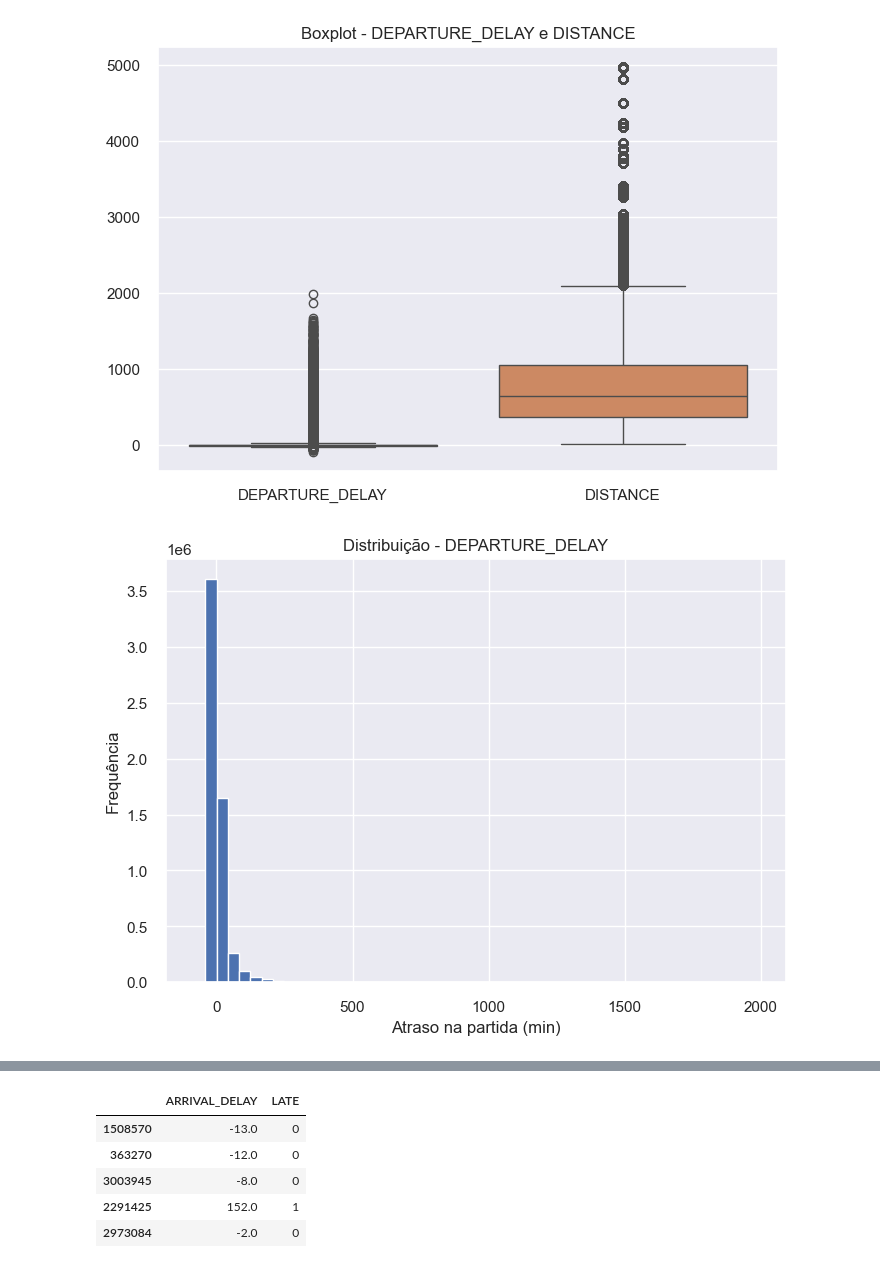
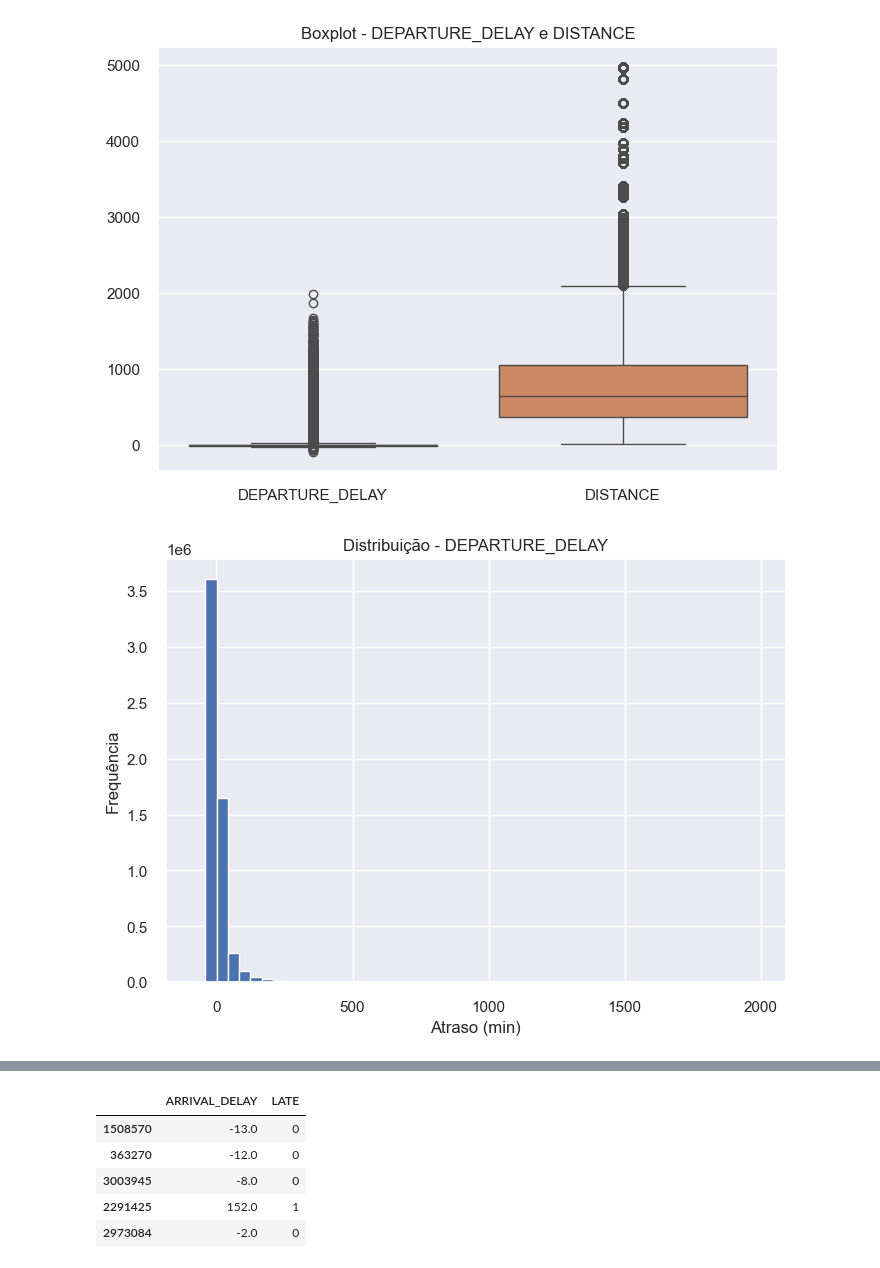
Before and after one commit to JoaoDario632/implementa-o-Segunda-Avaliacao-Girotto, a Jupyter notebook: projeto_modelagem_inicial.ipynb, the cells around one changed output, grey strips where cells are left out. Cells and saved outputs as stored; diff of their text form; code cells hidden in the pictures.

```diff
--- a/projeto_modelagem_inicial.ipynb
+++ b/projeto_modelagem_inicial.ipynb
@@ -118,10 +123,10 @@ plt.show()
 # %%
 plt.figure()
 df['DEPARTURE_DELAY'].hist(bins=50)
 plt.title("Distribuição - DEPARTURE_DELAY")
-plt.xlabel("Atraso na partida (min)")
+plt.xlabel("Atraso (min)")
 plt.ylabel("Frequência")
 plt.show()
 # %% [output]
-[figure, old version]
+[figure, new version]
 # %%
```
Also changed, not shown: parts of 22 cells of this notebook.
